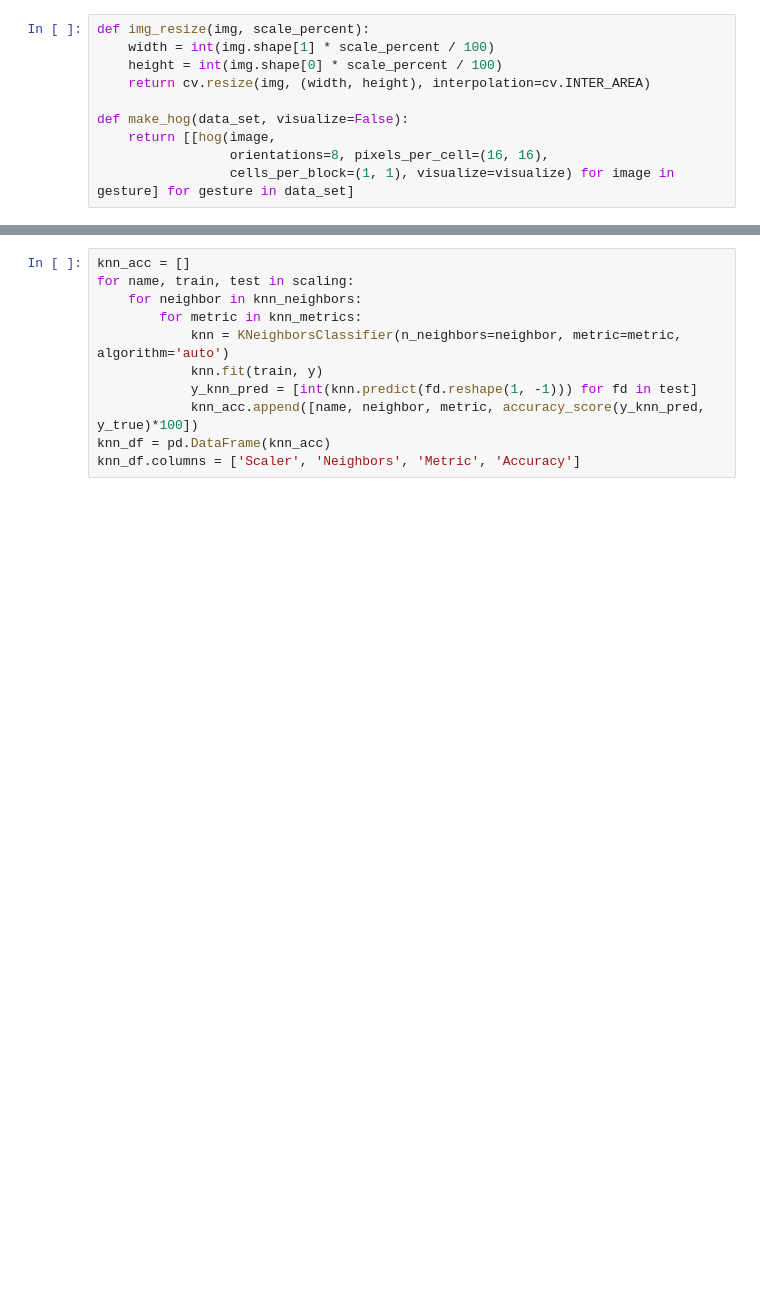
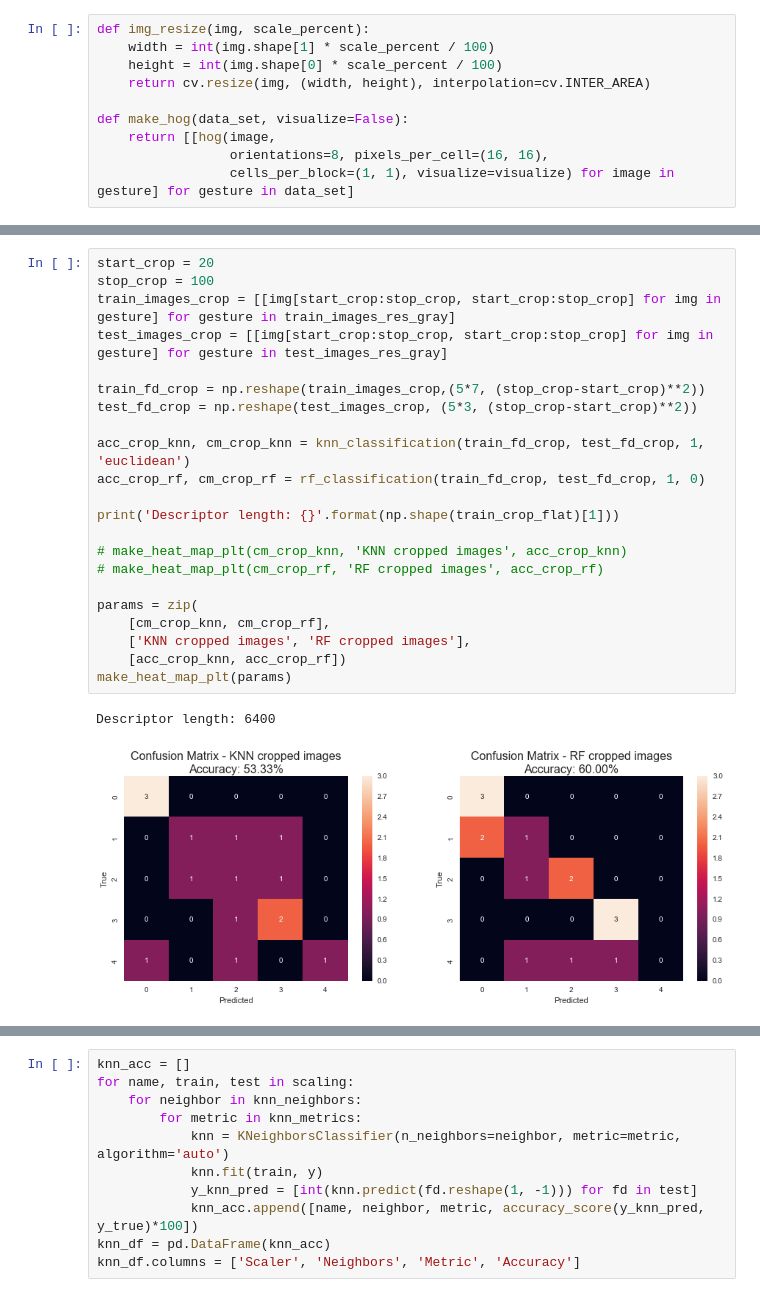
Before and after one commit to ionescuvlad97/hand-gesture-recognition, a Jupyter notebook: Untitled2.ipynb, the cells around one changed output, grey strips where cells are left out. Cells and saved outputs as stored; diff of their text form; blank space fills up the shorter version.

```diff
--- a/Untitled2.ipynb
+++ b/Untitled2.ipynb
@@ -48,0 +107,25 @@ test_images_hog = make_hog(test_images_res_gray)
+# %%
+start_crop = 20
+stop_crop = 100
+train_images_crop = [[img[start_crop:stop_crop, start_crop:stop_crop] for img in gesture] for gesture in train_images_res_gray]
+test_images_crop = [[img[start_crop:stop_crop, start_crop:stop_crop] for img in gesture] for gesture in test_images_res_gray]
+
+train_fd_crop = np.reshape(train_images_crop,(5*7, (stop_crop-start_crop)**2))
+test_fd_crop = np.reshape(test_images_crop, (5*3, (stop_crop-start_crop)**2))
+
+acc_crop_knn, cm_crop_knn = knn_classification(train_fd_crop, test_fd_crop, 1, 'euclidean')
+acc_crop_rf, cm_crop_rf = rf_classification(train_fd_crop, test_fd_crop, 1, 0)
+
+print('Descriptor length: {}'.format(np.shape(train_crop_flat)[1]))
+
+# make_heat_map_plt(cm_crop_knn, 'KNN cropped images', acc_crop_knn)
+# make_heat_map_plt(cm_crop_rf, 'RF cropped images', acc_crop_rf)
+
+params = zip(
+    [cm_crop_knn, cm_crop_rf],
+    ['KNN cropped images', 'RF cropped images'],
+    [acc_crop_knn, acc_crop_rf])
+make_heat_map_plt(params)
+# %% [output]
+Descriptor length: 6400
+[figure, added]
```
Also changed, not shown: parts of 25 cells of this notebook.
